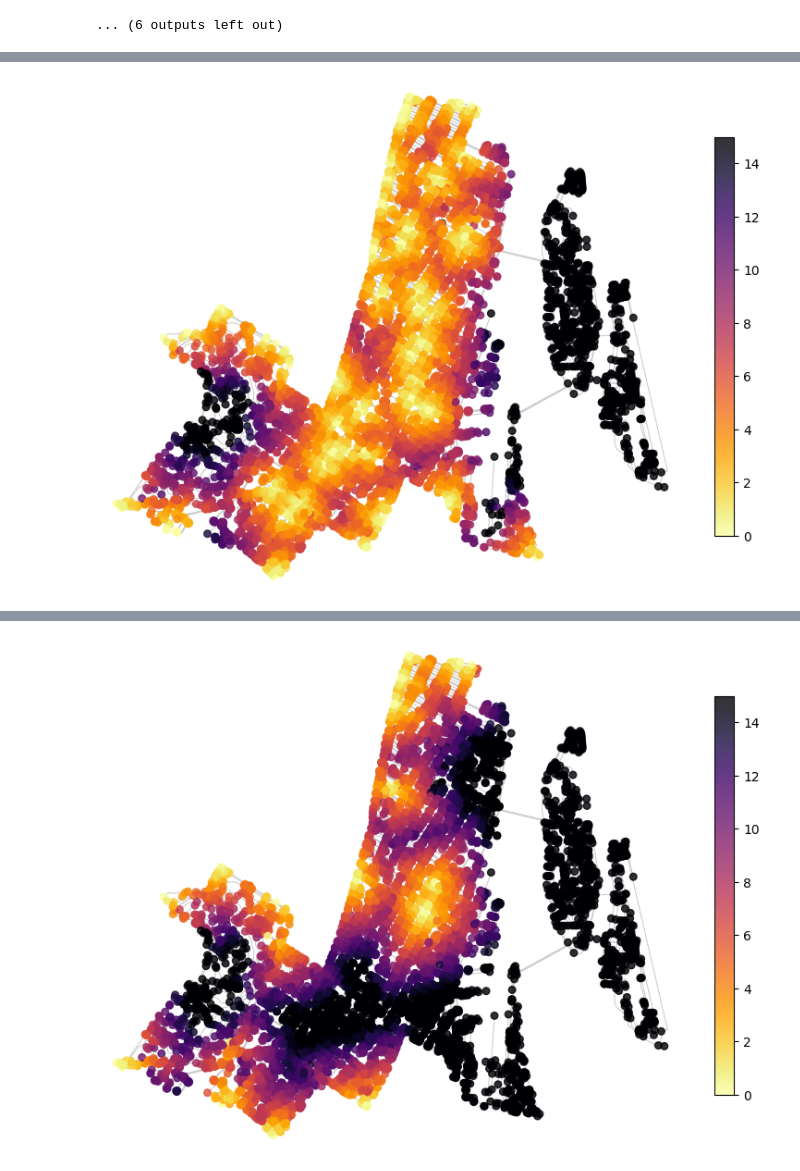
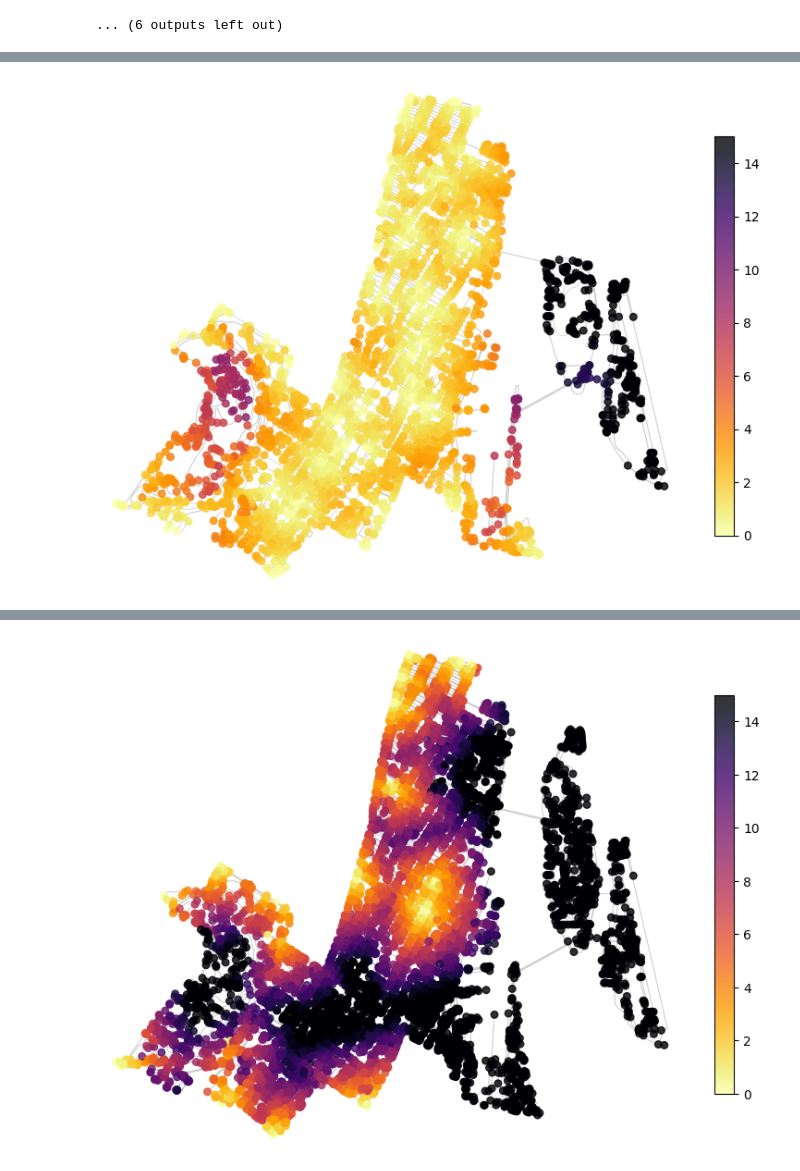
Before and after one commit to michelo200/GDS_project_deployment, a Jupyter notebook: initial_analysis/final_distances_and_plotting.ipynb, the cells around one changed output, grey strips where cells are left out. Cells and saved outputs as stored; diff of their text form; code cells hidden in the pictures.

Commit message:
final distances automation and plotting added

```diff
--- a/initial_analysis/final_distances_and_plotting.ipynb
+++ b/initial_analysis/final_distances_and_plotting.ipynb
@@ -89,17 +40,0 @@ if walking_graphs == {}:
-# %%
-pandanas = {}
-
-if pandanas == {}:
-    # Build Pandana network for each neighborhood
-    for neighborhood, graph in tqdm(walking_graphs.items()):
-        graph = ox.project_graph(graph, to_crs='EPSG:25832')
-        nodes = ox.graph_to_gdfs(graph, edges=False)[['x', 'y']]
-        edges = ox.graph_to_gdfs(graph, nodes=False).reset_index()[['u', 'v', 'travel_time']]
-
-        network = pdna.Network(node_x=nodes['x'],
-                                node_y=nodes['y'],
-                                edge_from=edges['u'],
-                                edge_to=edges['v'],
-                                edge_weights=edges[['travel_time']])
-
-        pandanas[neighborhood] = network
@@ -174,3 +46,11 @@ tags = {'amenity': list_of_amenities}
 walk_time = 15  # max walking horizon in minutes
 walk_speed = 5  # km per hour
 walk_time_sec = walk_time * 60 # We need the time in seconds to match how travel time is calculated in OSMnx
+
+bike_time = 15  # max walking horizon in minutes
+bike_speed = 15  # km per hour
+bike_time_sec = bike_time * 60 # We need the time in seconds to match how travel time is calculated in OSMnx
+
+drive_time = 15
+drive_speed = 50
+drive_time_sec = drive_time * 60
@@ -177,4 +205,6 @@ walk_time_sec = walk_time * 60 # We need the time in seconds to match how travel
 # %%
+# WALKING
+
 amenities = ox.features_from_place(place, tags=tags)
 amenities = amenities.to_crs('EPSG:25832')
 
@@ -190,10 +220,10 @@ for amenity in list_of_amenities:
     # Store centroids for the current category in the dictionary
     centroids_per_amenity[amenity] = centroids_category
 
-graphs_dir = '/Users/caro/Desktop/SPRING24/GDS/PROJECT/GDS_project/graphs'
+graphs_dir = '/Users/caro/Desktop/SPRING24/GDS/PROJECT/GDS_project/graphs/walk'
 #graphs_dir = '../graphs'
 
-walk_graphs = {}
+walking_graphs = {}
 for file_name in tqdm(os.listdir(graphs_dir)):
     if file_name.endswith(".graphml"):
         neighborhood = file_name.replace("G_walk_", "").replace(".graphml", "")
@@ -215,7 +245,7 @@ for neighborhood, graph in tqdm(walking_graphs.items()):
                             edge_to=edges['v'],
                             edge_weights=edges[['travel_time']])
 
-    pandanas[neighborhood] = network
+    walk_pandanas[neighborhood] = network
 
 
 walking_distances = {}  # Initialize an empty dictionary to store distances for each amenity
@@ -223,7 +253,7 @@ walking_distances = {}  # Initialize an empty dictionary to store distances for
 for amenity in list_of_amenities:
     walking_distances[amenity] = {}
 
-    for neighborhood, pandana in tqdm(pandanas.items()):
+    for neighborhood, pandana in tqdm(walk_pandanas.items()):
         # Set points of interest (POIs) for the current amenity in the current neighborhood
         pandana.set_pois(category=amenity,  # Set the current amenity category dynamically
                          maxdist=walk_time_sec,
@@ -337,9 +505,9 @@ def plot_neighborhood_graph(transportation_type, neighbourhood, distances_by_tra
     plt.show()
 # %%
 # example usage
-plot_neighborhood_graph(transportation_type='walking',
+plot_neighborhood_graph(transportation_type='biking',
                         neighbourhood='Ville-Marie',
-                        distances_by_transportation=walking_distances,
+                        distances_by_transportation=biking_distances,
                         amenity='pharmacy')
 # %% [output]
-[figure, old version]
+[figure, new version]
```
Also changed, not shown: parts of 14 cells of this notebook.
